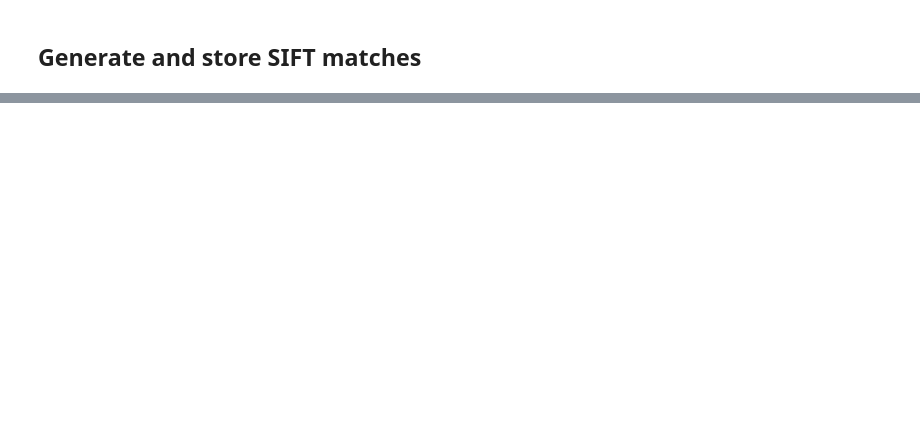
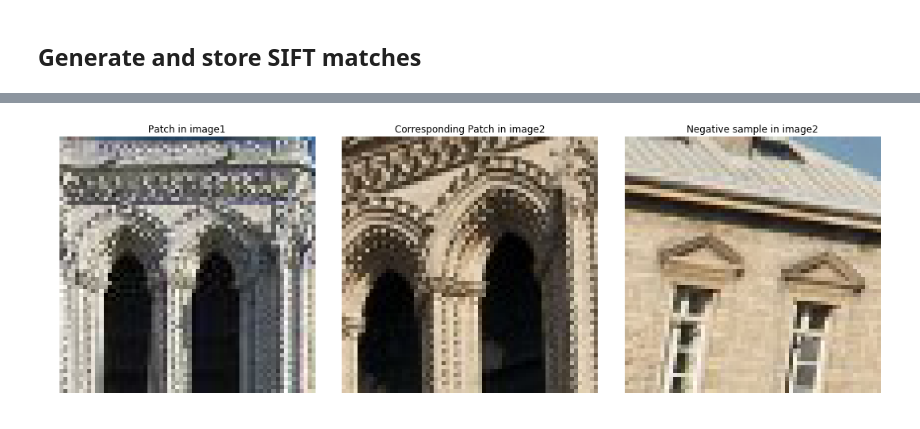
Before and after one commit to khushigupta/RelativePose, a Jupyter notebook: data_loader.ipynb, the cells around one changed output, grey strips where cells are left out. Drawn from its saved outputs; the diff is of its cells as text; code cells hidden in the pictures; blank space fills up the shorter version.

Commit message:
Added code to compute positive and negative matches (crops)

```diff
--- a/data_loader.ipynb
+++ b/data_loader.ipynb
@@ -226,0 +215,63 @@ frame00245.png --- frame00124.png, 22 matches
+# %%
+'''
+Returns a patch of size 64x64 by default centered at center:
+- center : tuple of (x,y)
+If center is near the corners, None is returned
+'''
+def get_crop(img, center, patch_size=64):
+    h, w = img.shape[0], img.shape[1]
+    y, x = center
+    if x + patch_size/2 > h or x - patch_size/2 < 0:
+        return None
+    if y + patch_size/2 > w or y - patch_size/2 < 0:
+        return None
+    return img[int(x-patch_size/2):int(x+patch_size/2), int(y-patch_size/2):int(y+patch_size/2),:]
+
+'''
+Returns a patch of size 64x64 by default which does not include a given patch centered at center:
+- center_to_avoid : tuple of (x,y)
+'''
+def get_negative_crops(img, center_to_avoid, patch_size=64):
+    h, w = img.shape[0], img.shape[1]
+    y, x = center_to_avoid
+    y_rand = int(np.random.uniform(patch_size/2, w-patch_size/2))
+    x_rand = int(np.random.uniform(patch_size/2, h-patch_size/2))
+
+    if x - patch_size/2 <= x_rand <= x + patch_size/2:
+        return get_negative_crops(img, center_to_avoid, patch_size)
+    if y - patch_size/2 <= y_rand <= y + patch_size/2:
+        return get_negative_crops(img, center_to_avoid, patch_size)
+
+    return img[int(x_rand-patch_size/2):int(x_rand+patch_size/2), int(y_rand-patch_size/2):int(y_rand+patch_size/2),:]
+
+
+img1 = imread('/Users/animesh/Downloads/the-view-from-the-top.jpg')
+img2 = imread('/Users/animesh/Downloads/west-faade-of-notre-dame-michal-osmenda-wikimedia-commons-1024x680.jpg')
+
+cropped1 = get_crop(img1, (231.8,63.6), patch_size=64)
+cropped2 = get_crop(img2, (549.6,174.5), patch_size=64)
+
+# Negative sample with the above crop
+neg_cropped = get_negative_crops(img2, (549.6,174.5), patch_size=64)
+
+
+plt.figure(figsize=(15,5))
+
+plt.subplot(1, 3, 1)
+plt.axis('off')
+plt.title('Patch in image1')
+plt.imshow(cropped1)
+
+plt.subplot(1, 3, 2)
+plt.axis('off')
+plt.title('Corresponding Patch in image2')
+plt.imshow(cropped2)
+
+plt.subplot(1, 3, 3)
+plt.axis('off')
+plt.title('Negative sample in image2')
+plt.imshow(neg_cropped)
+plt.tight_layout()
+plt.show()
+# %% [output]
+[figure, added]
```
Also changed, not shown: parts of 3 cells of this notebook.
